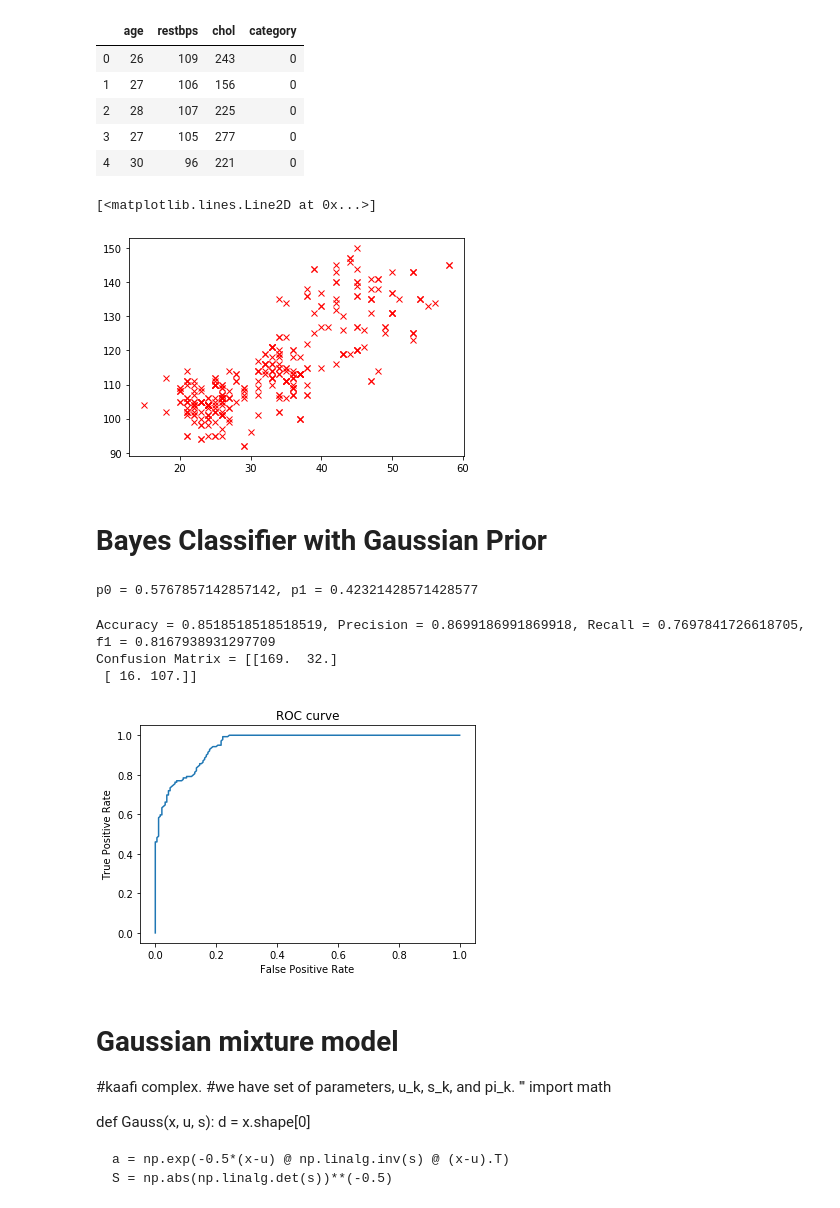
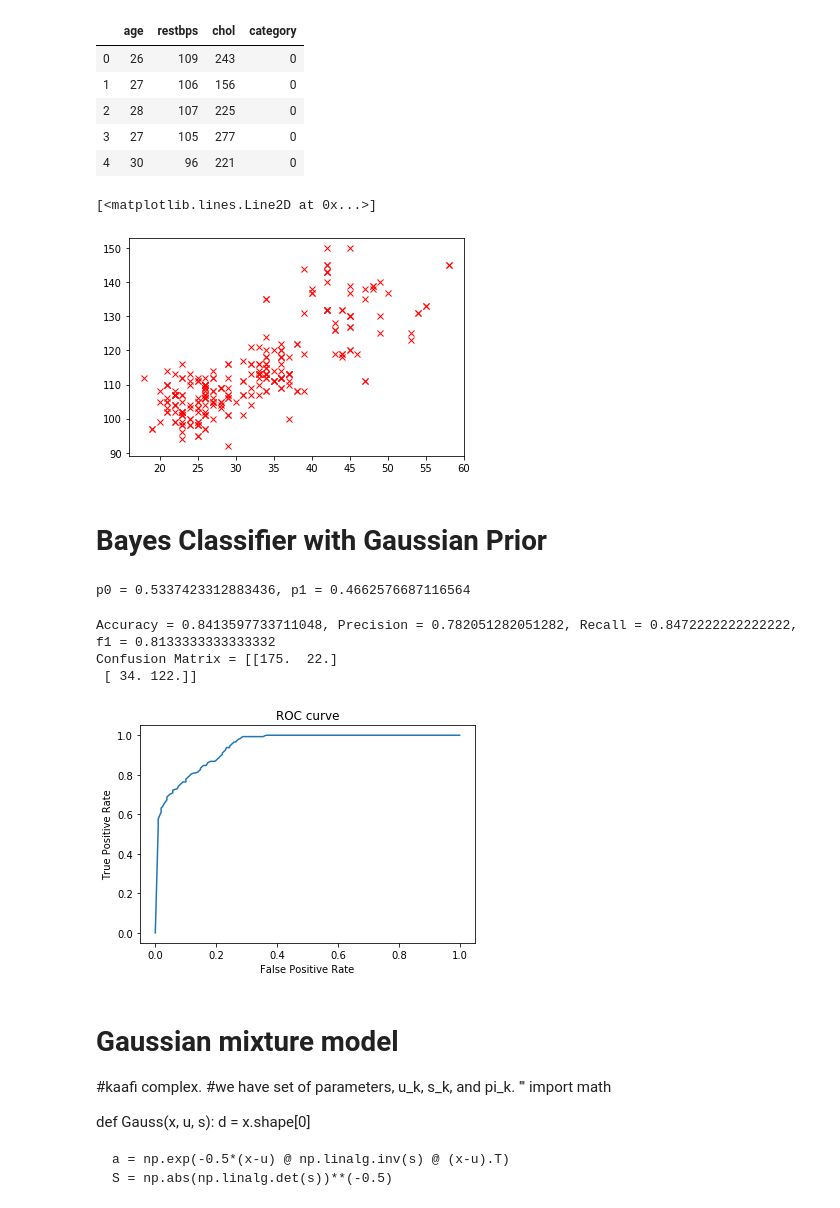
Before and after one commit to varundesai10/ELL409_Assignment1, a Jupyter notebook: question1.ipynb, the cells around one changed output. Cells and saved outputs as stored; diff of their text form; code cells hidden in the pictures.

```diff
--- a/question1.ipynb
+++ b/question1.ipynb
@@ -18,7 +22,7 @@ X = data.to_numpy()[:, :3]
 Y = data.to_numpy()[:, 3]
 
 
-split = 0.8 #using 70:30 split, random each time
+split = 0.7 #using 70:30 split, random each time
 train_samples = np.random.choice(X.shape[0], int(split*X.shape[0]))
 test_samples = np.array([i for i in range(X.shape[0]) if i not in list(train_samples)])
 
@@ -40,7 +44,7 @@ plt.plot(X_0[:,0], X_0[:,1], 'rx') #cholestrol vs age
 #clearly they are not independent features
 # %% [output]
 [<matplotlib.lines.Line2D at 0x...>]
-[figure, old version]
+[figure, new version]
 # %% [markdown]
 # Bayes Classifier with Gaussian Prior
 # %%
@@ -71,7 +75,7 @@ def g1(x):
         return 0
     else:return 1
 # %% [output]
-p0 = 0.5767857142857142, p1 = 0.42321428571428577
+p0 = 0.5337423312883436, p1 = 0.4662576687116564
 # %%
 #computing accuracy.
 C = np.zeros((2,2)) #[[]]
@@ -87,36 +91,36 @@ print(f'Accuracy = {acc}, Precision = {prec}, Recall = {rec}, f1 = {f1}')
 print(f'Confusion Matrix = {C}')
 # nearly 85 % accuracy obtained, in almost every case, no matter how the data is split.
 # %% [output]
-Accuracy = 0.8518518518518519, Precision = 0.8699186991869918, Recall = 0.7697841726618705, f1 = 0.8167938931297709
-Confusion Matrix = [[169.  32.]
- [ 16. 107.]]
+Accuracy = 0.8413597733711048, Precision = 0.782051282051282, Recall = 0.8472222222222222, f1 = 0.8133333333333332
+Confusion Matrix = [[175.  22.]
+ [ 34. 122.]]
 # %%
 #Now, we will vary the priors, and plot the ROC curve.
 from tqdm import tqdm
 TP = []
 FP = []
-for p0 in tqdm(np.linspace(0.000000001,0.999999999999,10000)):
+for p0 in tqdm(np.linspace(0.000000001,0.999999999999,100)):
     p = np.log(p0/(1 - p0))
     def g2(x):
         y = p + s -0.5*((x - u0) @ s0 @ (x-u0).T - (x - u1) @ s1 @ (x - u1))
 
         if (y > 0):
             return 0
         else:return 1
     C = np.zeros((2,2))
     for i in range((X_test.shape[0])):
         y_pred = g2(X_test[i])
         C[y_pred, Y_test[i]] += 1
 
     tpr = C[1,1]/(C[1,1] + C[0,1])
     fpr = C[1,0]/(C[1,0] + C[0,0])
     TP.append(tpr)
     FP.append(fpr)
 
 plt.plot(FP, TP, '-')
 plt.xlabel('False Positive Rate'); plt.ylabel('True Positive Rate'); plt.title('ROC curve');
 # %% [output]
-[figure, old version]
+[figure, new version]
 # %% [markdown]
 # Gaussian mixture model
 #kaafi complex.
```
Also changed, not shown: parts of 32 cells of this notebook, 6 other files.
